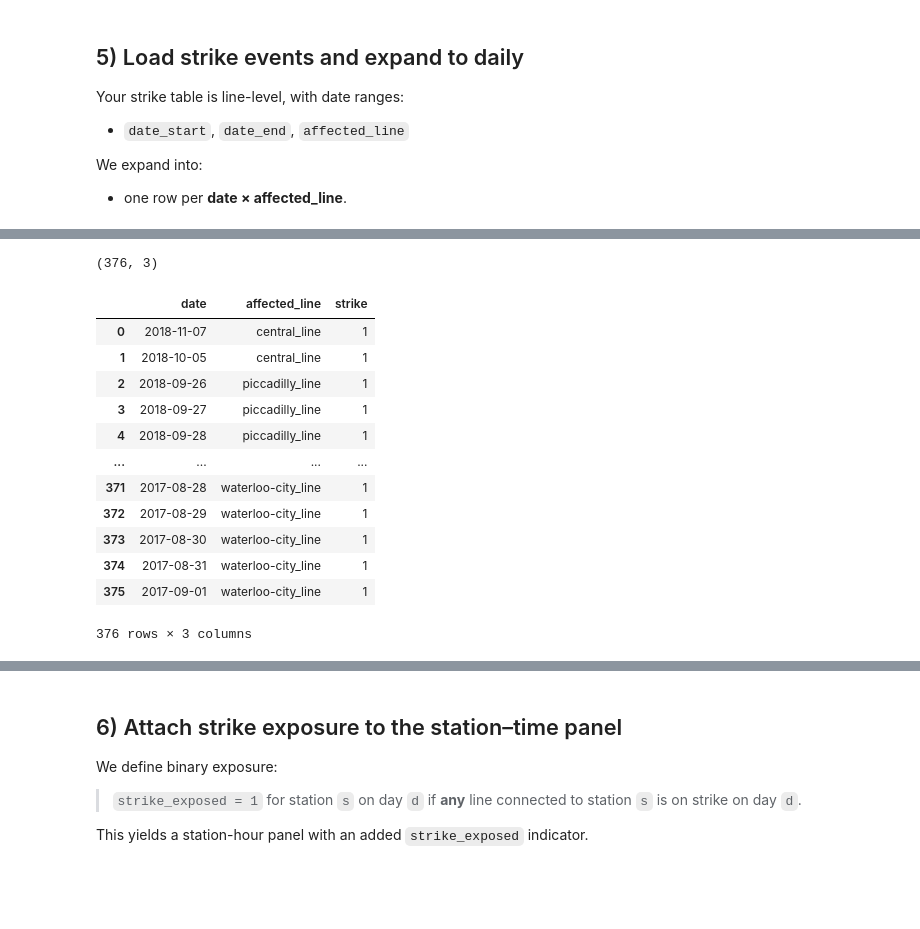
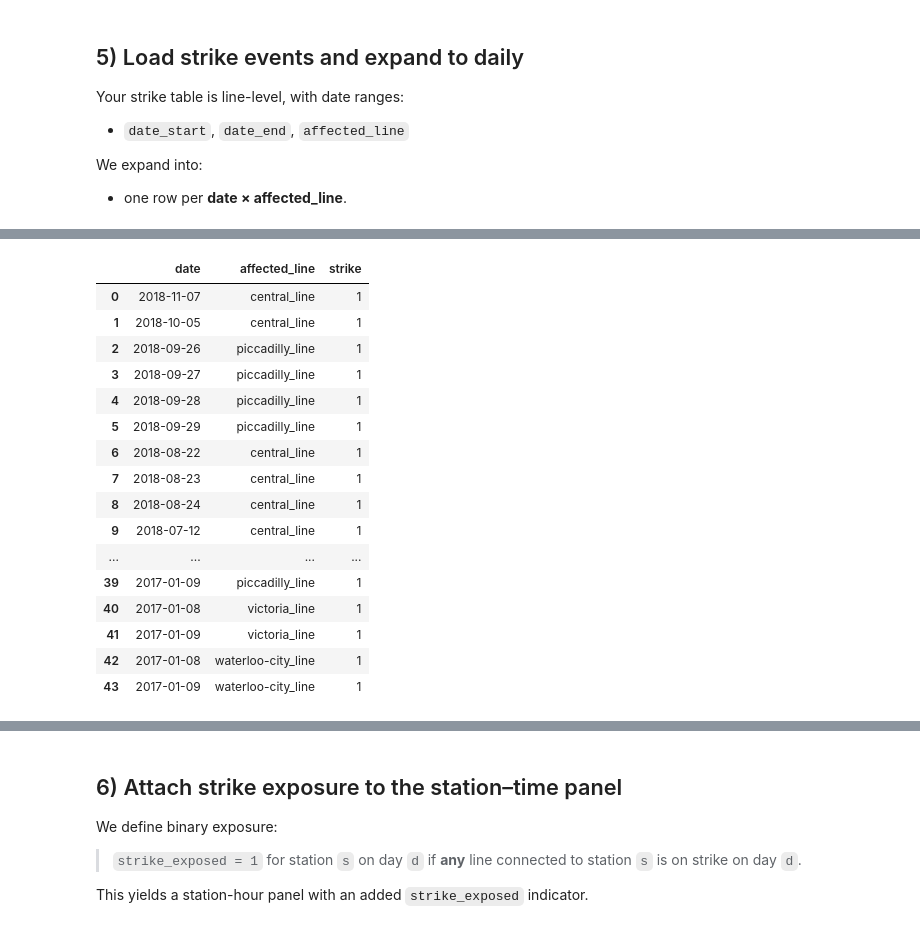
Before and after one commit to stucsk99/tfl_bike_casual, a Jupyter notebook: agg_refactored.ipynb, the cells around one changed output, grey strips where cells are left out. Drawn from its saved outputs; the diff is of its cells as text; code cells hidden in the pictures; blank space fills up the shorter version.

```diff
--- a/agg_refactored.ipynb
+++ b/agg_refactored.ipynb
@@ -260,35 +275,0 @@ strike_data
-# %%
-date_start = []
-date_end = []
-affected_lines = []
-
-UNDERGROUND_LINES = [
-    "bakerloo",
-    "central",
-    "circle",
-    "district",
-    "hammersmith-city",
-    "jubilee",
-    "metropolitan",
-    "northern",
-    "piccadilly",
-    "victoria",
-    "waterloo-city"
-    ]
-
-for line in UNDERGROUND_LINES:
-    date_start.append('2017-01-08')
-    date_end.append('2017-01-09')
-
-    affected_lines.append(f'{line}_line')
-
-    print(f'adding strike entries for {line} line on 2017-01-08 and 2017-01-09')
-
-new_lines = pd.DataFrame({
-    'date_start': date_start,
-    'date_end': date_end,
-    'affected_line': affected_lines,
-})
-
-strike_data = pd.concat([strike_data, new_lines], ignore_index=True)
-strike_data
@@ -324,21 +276,21 @@ adding strike entries for waterloo-city line on 2017-01-08 and 2017-01-09
 # %%
 strikes_daily = expand_strikes_daily(strike_data)
-strikes_daily.shape
+strikes_daily
 # %% [output]
-(376, 3)
+|  | date | affected_line | strike |
+| 0 | 2018-11-07 | central_line | 1 |
+| 1 | 2018-10-05 | central_line | 1 |
+| 2 | 2018-09-26 | piccadilly_line | 1 |
+| 3 | 2018-09-27 | piccadilly_line | 1 |
+| 4 | 2018-09-28 | piccadilly_line | 1 |
+| 5 | 2018-09-29 | piccadilly_line | 1 |
+| 6 | 2018-08-22 | central_line | 1 |
+| 7 | 2018-08-23 | central_line | 1 |
+| 8 | 2018-08-24 | central_line | 1 |
+| 9 | 2018-07-12 | central_line | 1 |
+| ... | ... | ... | ... |
+| 39 | 2017-01-09 | piccadilly_line | 1 |
+| 40 | 2017-01-08 | victoria_line | 1 |
+| 41 | 2017-01-09 | victoria_line | 1 |
+| 42 | 2017-01-08 | waterloo-city_line | 1 |
+| 43 | 2017-01-09 | waterloo-city_line | 1 |
-# %%
-strikes_daily
-# %% [output]
-|  | date | affected_line | strike |
-| 0 | 2018-11-07 | central_line | 1 |
-| 1 | 2018-10-05 | central_line | 1 |
-| 2 | 2018-09-26 | piccadilly_line | 1 |
-| 3 | 2018-09-27 | piccadilly_line | 1 |
-| 4 | 2018-09-28 | piccadilly_line | 1 |
-| ... | ... | ... | ... |
-| 371 | 2017-08-28 | waterloo-city_line | 1 |
-| 372 | 2017-08-29 | waterloo-city_line | 1 |
-| 373 | 2017-08-30 | waterloo-city_line | 1 |
-| 374 | 2017-08-31 | waterloo-city_line | 1 |
-| 375 | 2017-09-01 | waterloo-city_line | 1 |
-376 rows × 3 columns
```
Also changed, not shown: parts of 12 cells of this notebook, 7 other files.
